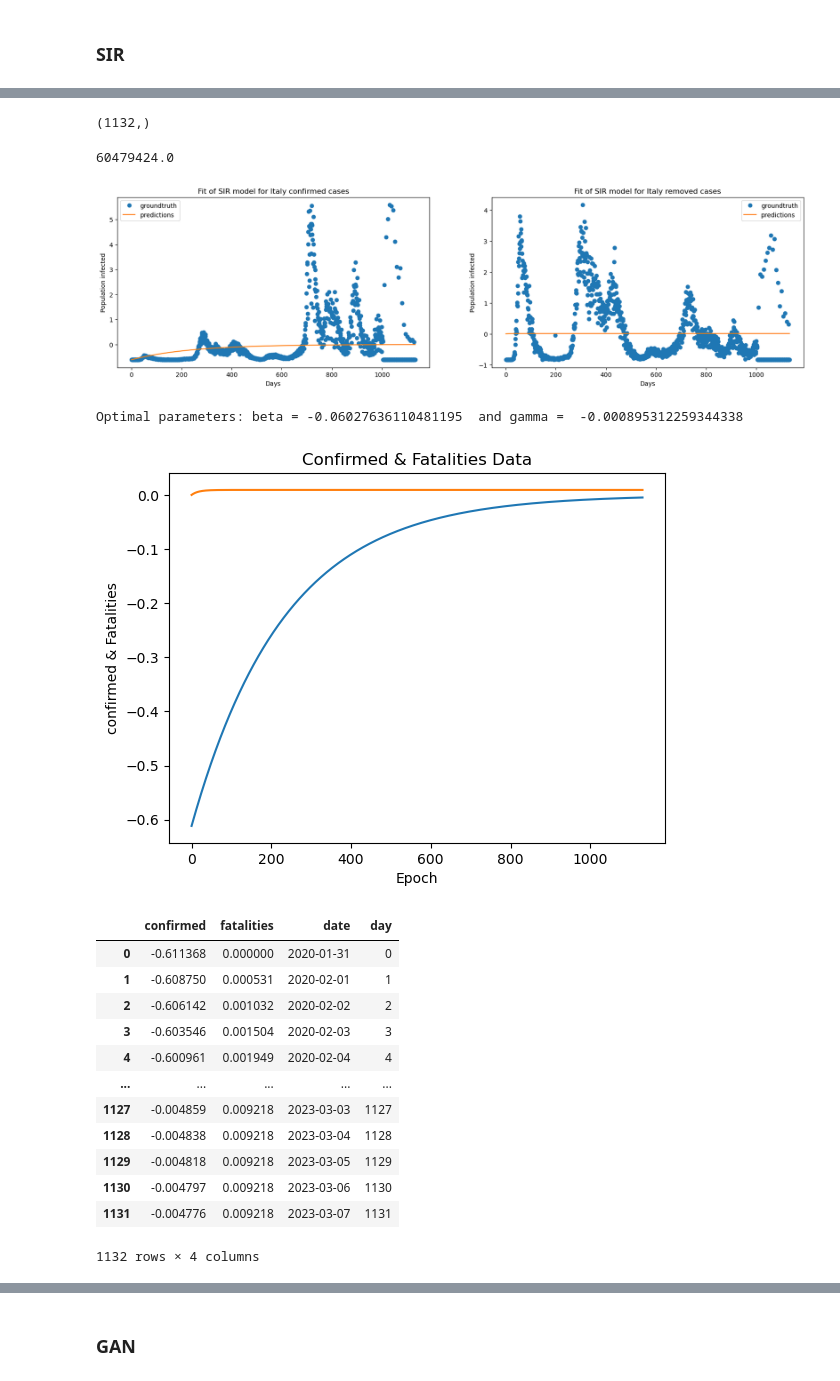
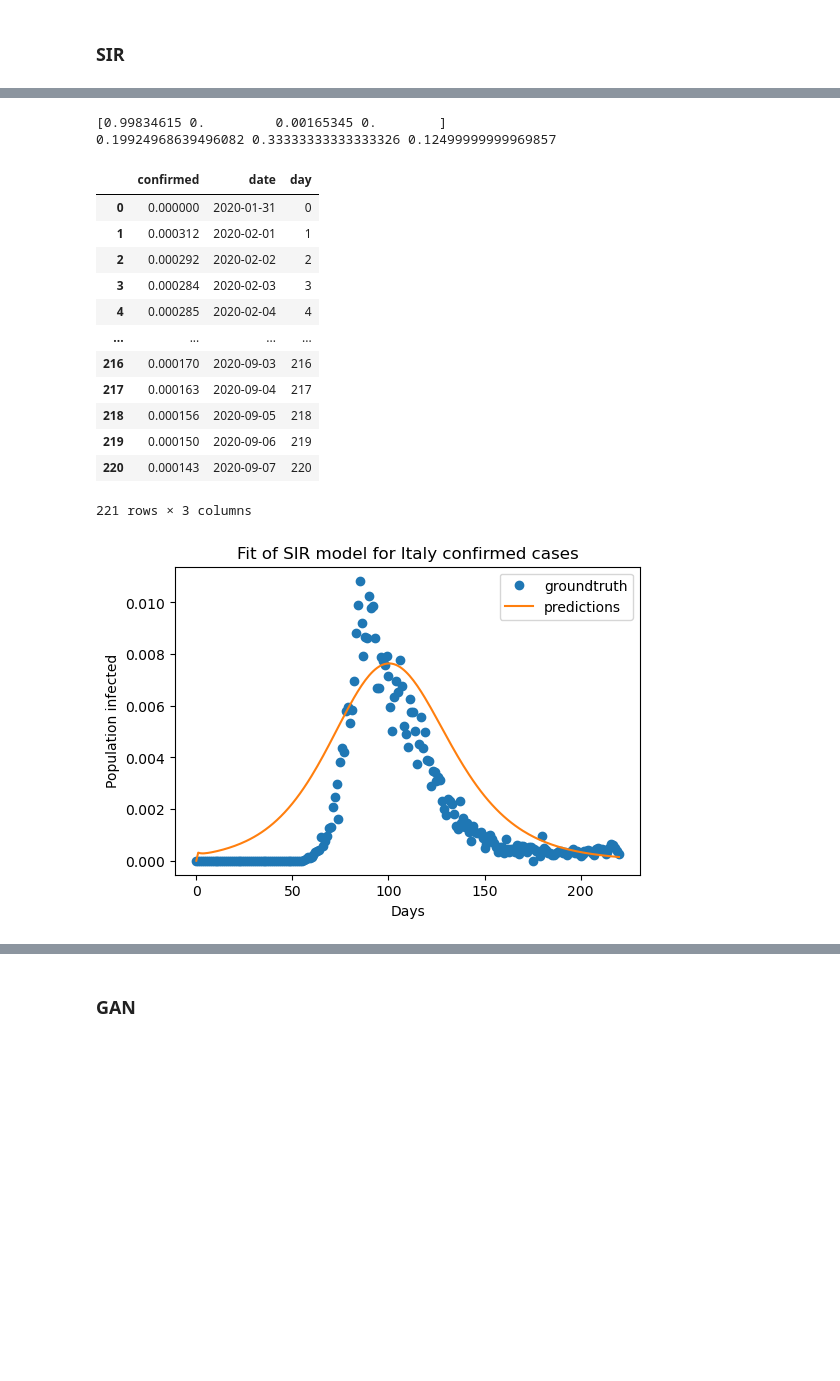
Before and after one commit to Mpkosh/CovidPredict, a Jupyter notebook: gan.ipynb, the cells around one changed output, grey strips where cells are left out. Saved outputs shown, nothing was run; the diff lists cells and outputs as text; code cells hidden in the pictures; blank space fills up the shorter version.

Commit message:
sir to seir, tf v2

```diff
--- a/gan.ipynb
+++ b/gan.ipynb
@@ -365,6 +317,24 @@ india_df_  = addCsvDelNa(india_df)
 russia_df_ = addCsvDelNa(russia_df)
 # %% [markdown]
 ### SIR
+# %%
+def seir_model0(y, t,  beta, alpha, gamma):
+    """
+    SEIR differential equation model
+    """
+    S, E, I, R = y
+    dSdt = -beta * S * I
+    dEdt = beta * S * I  - alpha * E
+    dIdt = alpha * E - gamma * I
+    dRdt = gamma * I
+    return [dSdt, dEdt, dIdt, dRdt]
+
+def fit_odeint_c(x, beta, alpha, gamma):
+    rr = integrate.odeint(seir_model0, y0, x, args=(beta, alpha, gamma))
+    inc = [0, *(rr[:,0][:-1] -  rr[:,0][1:])]
+    #inc = [*((rr[:,1][:-1] -  rr[:,1][1:]) - (rr[:,0][1:] -  rr[:,0][:-1])),0]
+    #inc = [*(alpha *  rr[:,1][:-1]),0]
+    return np.array(inc).astype('float64')
 # %%
 from sklearn.preprocessing import StandardScaler
 
@@ -457,14 +419,13 @@ def SIR(country_df, population, names):
 # %%
-def deal_SIR(df,name, population=population_):
-    fc, fr = SIR(df, population, name)
+def deal_SEIR(df,name, population=population_):
+    fc = SEIR(df, population, name)
 
     sirData = pd.DataFrame()
     sirData["confirmed"]  = fc
-    sirData["fatalities"] = fr
     sirData["date"] = df["date"]
     idex = list(range(0, sirData.shape[0]))
     sirData["day"] = idex
 
 #     sirData = log2_(sirData)
-    plot_data(sirData)
+    #plot_data(sirData)
     return sirData
@@ -508,24 +432,19 @@ sir_df
-# %%
-confirmed_.shape
-# %% [output]
-(1132,)
 # %%
-deal_SIR(italy_df, "Italy", population_)
+deal_SEIR(italy_df, "Italy", population_)
 # %% [output]
-60479424.0
+[0.99834615 0.         0.00165345 0.        ]
+0.19924968639496082 0.33333333333333326 0.12499999999969857
+|  | confirmed | date | day |
+| 0 | 0.000000 | 2020-01-31 | 0 |
+| 1 | 0.000312 | 2020-02-01 | 1 |
+| 2 | 0.000292 | 2020-02-02 | 2 |
+| 3 | 0.000284 | 2020-02-03 | 3 |
+| 4 | 0.000285 | 2020-02-04 | 4 |
+| ... | ... | ... | ... |
+| 216 | 0.000170 | 2020-09-03 | 216 |
+| 217 | 0.000163 | 2020-09-04 | 217 |
+| 218 | 0.000156 | 2020-09-05 | 218 |
+| 219 | 0.000150 | 2020-09-06 | 219 |
+| 220 | 0.000143 | 2020-09-07 | 220 |
+221 rows × 3 columns
-[figure, old version]
+[figure, new version]
-Optimal parameters: beta = -0.06027636110481195  and gamma =  -0.000895312259344338
-[figure, removed]
-|  | confirmed | fatalities | date | day |
-| 0 | -0.611368 | 0.000000 | 2020-01-31 | 0 |
-| 1 | -0.608750 | 0.000531 | 2020-02-01 | 1 |
-| 2 | -0.606142 | 0.001032 | 2020-02-02 | 2 |
-| 3 | -0.603546 | 0.001504 | 2020-02-03 | 3 |
-| 4 | -0.600961 | 0.001949 | 2020-02-04 | 4 |
-| ... | ... | ... | ... | ... |
-| 1127 | -0.004859 | 0.009218 | 2023-03-03 | 1127 |
-| 1128 | -0.004838 | 0.009218 | 2023-03-04 | 1128 |
-| 1129 | -0.004818 | 0.009218 | 2023-03-05 | 1129 |
-| 1130 | -0.004797 | 0.009218 | 2023-03-06 | 1130 |
-| 1131 | -0.004776 | 0.009218 | 2023-03-07 | 1131 |
-1132 rows × 4 columns
```
Also changed, not shown: parts of 25 cells of this notebook.
